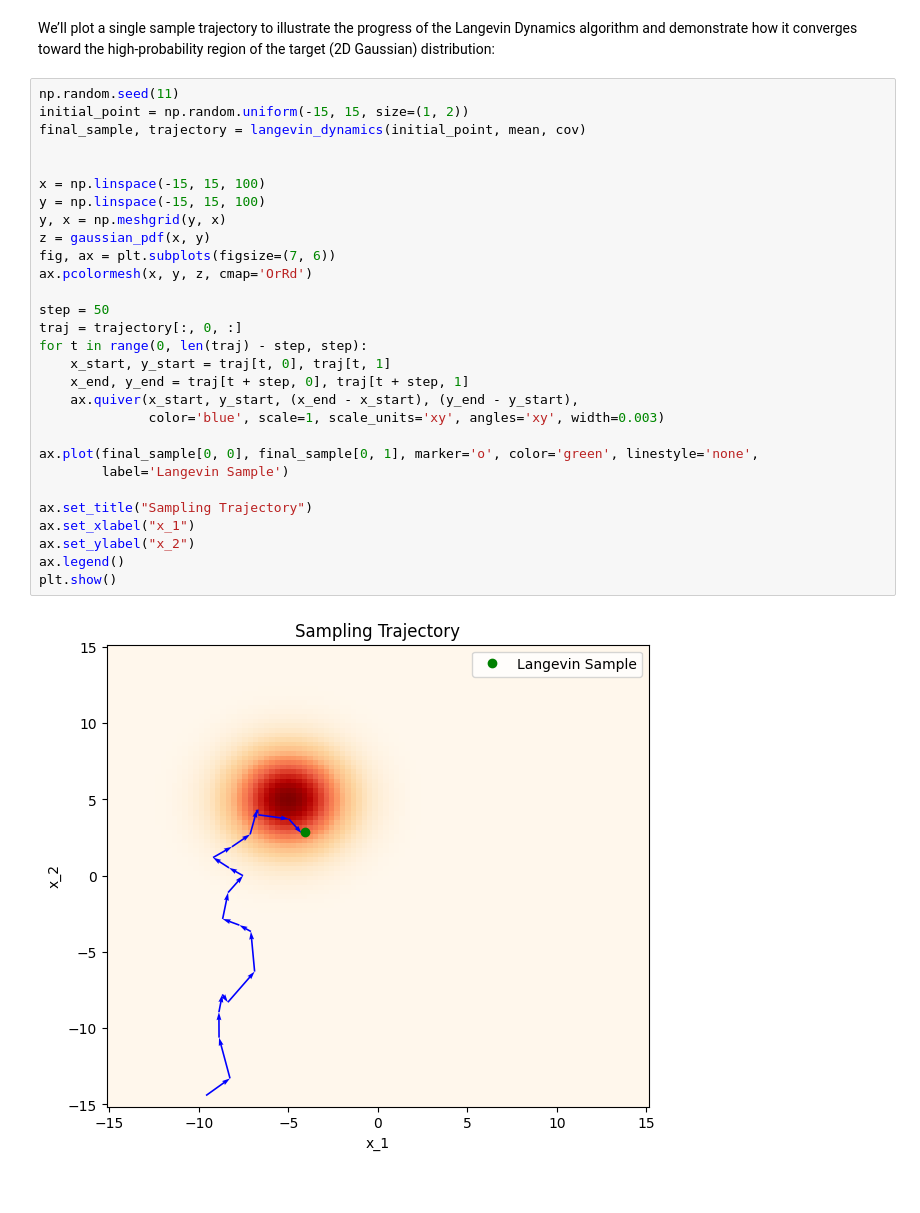
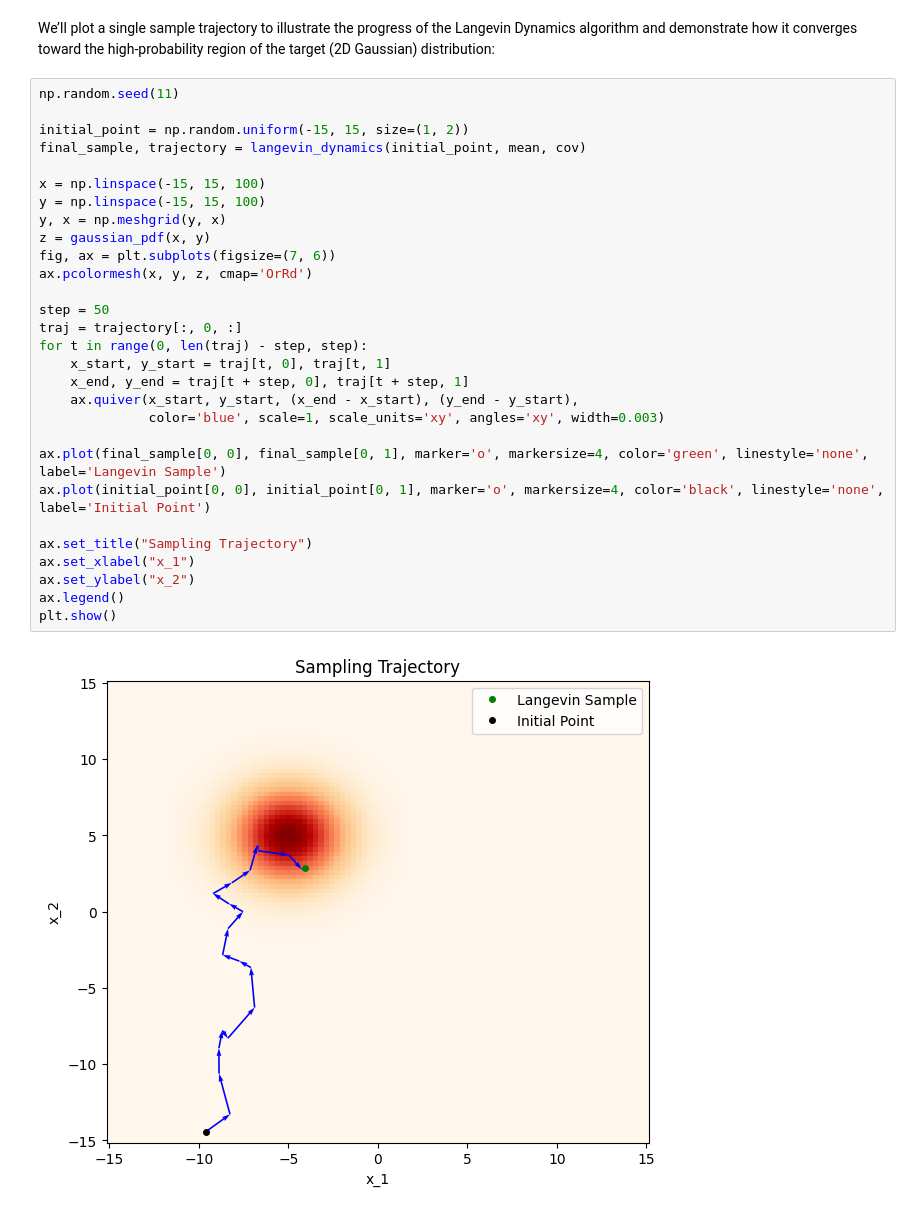
Before and after one commit to erfan-f/Data-Science-Course, a Jupyter notebook: CA1/Q1.ipynb, the cells around one changed output. Drawn from its saved outputs; the diff is of its cells as text.

```diff
--- a/CA1/Q1.ipynb
+++ b/CA1/Q1.ipynb
@@ -155,32 +157,32 @@ def langevin_dynamics(initial_points, mean, cov, epsilon=0.01, num_steps=1000):
 We’ll plot a single sample trajectory to illustrate the progress of the Langevin Dynamics algorithm and demonstrate how it converges toward the high-probability region of the target (2D Gaussian) distribution:
 # %%
 np.random.seed(11)
+
 initial_point = np.random.uniform(-15, 15, size=(1, 2))
 final_sample, trajectory = langevin_dynamics(initial_point, mean, cov)
-
 
 x = np.linspace(-15, 15, 100)
 y = np.linspace(-15, 15, 100)
 y, x = np.meshgrid(y, x)
 z = gaussian_pdf(x, y)
 fig, ax = plt.subplots(figsize=(7, 6))
 ax.pcolormesh(x, y, z, cmap='OrRd')
 
 step = 50
 traj = trajectory[:, 0, :]
 for t in range(0, len(traj) - step, step):
     x_start, y_start = traj[t, 0], traj[t, 1]
     x_end, y_end = traj[t + step, 0], traj[t + step, 1]
     ax.quiver(x_start, y_start, (x_end - x_start), (y_end - y_start),
               color='blue', scale=1, scale_units='xy', angles='xy', width=0.003)
 
-ax.plot(final_sample[0, 0], final_sample[0, 1], marker='o', color='green', linestyle='none',
-        label='Langevin Sample')
+ax.plot(final_sample[0, 0], final_sample[0, 1], marker='o', markersize=4, color='green', linestyle='none', label='Langevin Sample')
+ax.plot(initial_point[0, 0], initial_point[0, 1], marker='o', markersize=4, color='black', linestyle='none', label='Initial Point')
 
 ax.set_title("Sampling Trajectory")
 ax.set_xlabel("x_1")
 ax.set_ylabel("x_2")
 ax.legend()
 plt.show()
 # %% [output]
-[figure, old version]
+[figure, new version]
```
Also changed, not shown: parts of 11 cells of this notebook.
